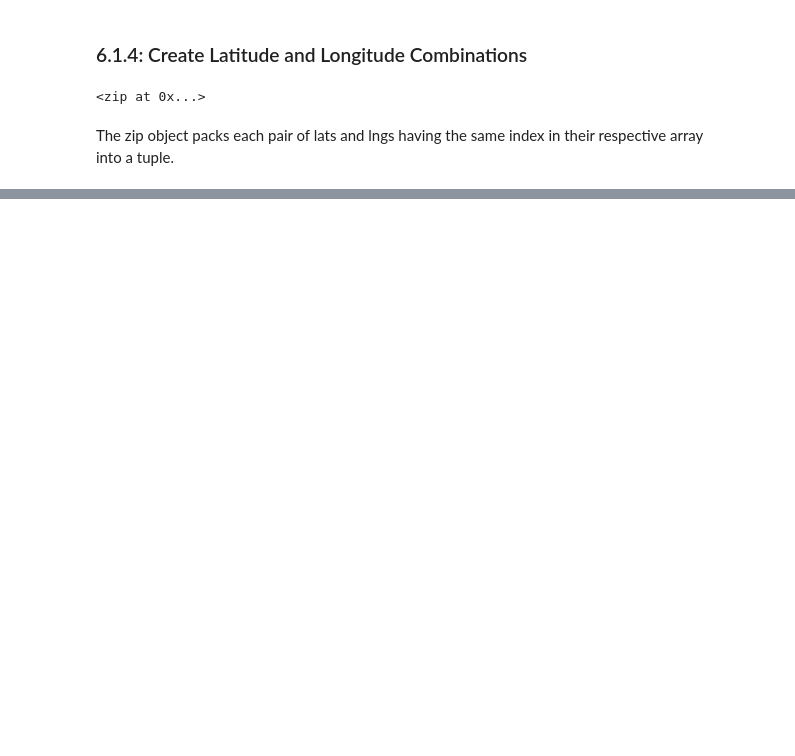
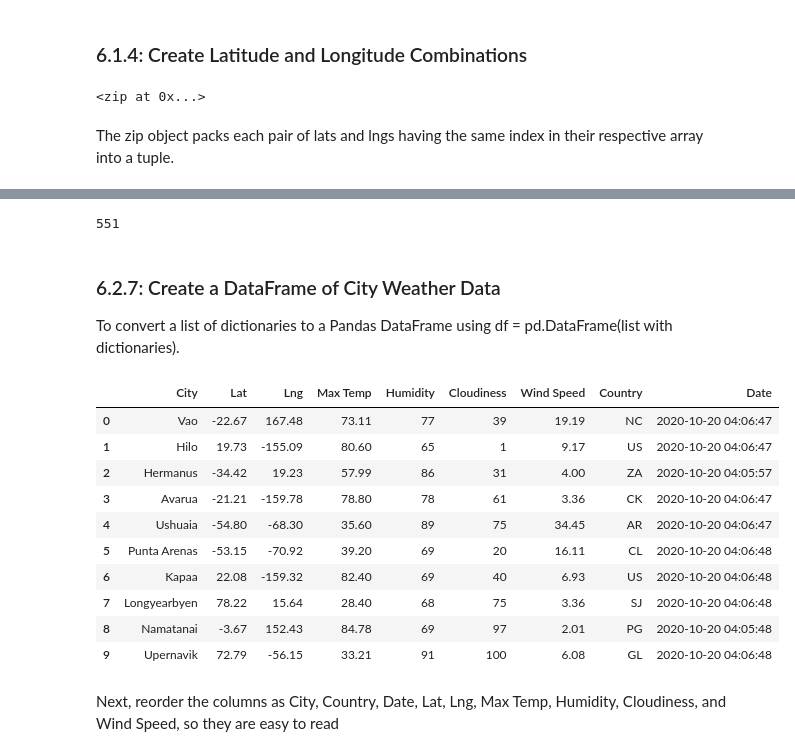
Before and after one commit to rustiri/World_Weather_Analysis, a Jupyter notebook: WeatherPy.ipynb, the cells around one changed output, grey strips where cells are left out. Cells and saved outputs as stored; diff of their text form; code cells hidden in the pictures; blank space fills up the shorter version.

Commit message:
modified .gitignore and WeatherPy.ipynb

```diff
--- a/WeatherPy.ipynb
+++ b/WeatherPy.ipynb
@@ -8,3 +3,21 @@ import numpy as np
+# %%
+# Import the dependencies.
+import pandas as pd
+import matplotlib.pyplot as plt
+import numpy as np
+
+# Import the datetime module from the datetime library.
+from datetime import datetime
+
+# TO MAKE AN API CALL
+# Import the requests library.
+import requests
+
+# Import the API key.
+from config import weather_api_key
+
+# Starting URL for Weather Map API Call.
+url = "http://api.openweathermap.org/data/2.5/weather?units=Imperial&APPID=" + weather_api_key
 # %%
 # create arrays of latitudes and longitudes with size of 1500, and declare each array as a variable
 # pack the latitudes (lats) and longitudes (lngs) as pairs by zipping them (lat_lngs) with the zip() function
@@ -40,0 +163,26 @@ len(cities)
+# %%
+len(city_data)
+# %% [output]
+551
+# %% [markdown]
+
+<h3>6.2.7: Create a DataFrame of City Weather Data</h3>
+<p>To convert a list of dictionaries to a Pandas DataFrame using df = pd.DataFrame(list with dictionaries).</p>
+# %%
+# Convert the array of dictionaries to a Pandas DataFrame.
+city_data_df = pd.DataFrame(city_data)
+city_data_df.head(10)
+# %% [output]
+|  | City | Lat | Lng | Max Temp | Humidity | Cloudiness | Wind Speed | Country | Date |
+| 0 | Vao | -22.67 | 167.48 | 73.11 | 77 | 39 | 19.19 | NC | 2020-10-20 04:06:47 |
+| 1 | Hilo | 19.73 | -155.09 | 80.60 | 65 | 1 | 9.17 | US | 2020-10-20 04:06:47 |
+| 2 | Hermanus | -34.42 | 19.23 | 57.99 | 86 | 31 | 4.00 | ZA | 2020-10-20 04:05:57 |
+| 3 | Avarua | -21.21 | -159.78 | 78.80 | 78 | 61 | 3.36 | CK | 2020-10-20 04:06:47 |
+| 4 | Ushuaia | -54.80 | -68.30 | 35.60 | 89 | 75 | 34.45 | AR | 2020-10-20 04:06:47 |
+| 5 | Punta Arenas | -53.15 | -70.92 | 39.20 | 69 | 20 | 16.11 | CL | 2020-10-20 04:06:48 |
+| 6 | Kapaa | 22.08 | -159.32 | 82.40 | 69 | 40 | 6.93 | US | 2020-10-20 04:06:48 |
+| 7 | Longyearbyen | 78.22 | 15.64 | 28.40 | 68 | 75 | 3.36 | SJ | 2020-10-20 04:06:48 |
+| 8 | Namatanai | -3.67 | 152.43 | 84.78 | 69 | 97 | 2.01 | PG | 2020-10-20 04:05:48 |
+| 9 | Upernavik | 72.79 | -56.15 | 33.21 | 91 | 100 | 6.08 | GL | 2020-10-20 04:06:48 |
+# %% [markdown]
+<p>Next, reorder the columns as City, Country, Date, Lat, Lng, Max Temp, Humidity, Cloudiness, and Wind Speed, so they are easy to read</p>
```
Also changed, not shown: parts of 7 cells of this notebook, 3 other files.
